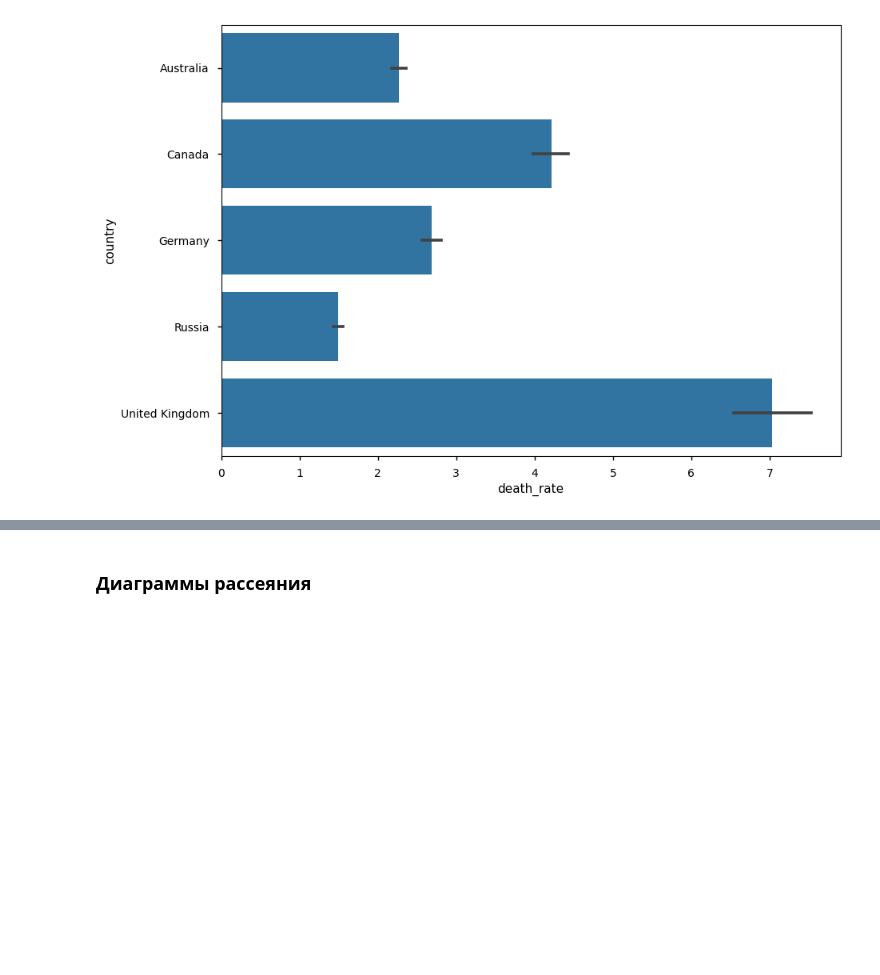
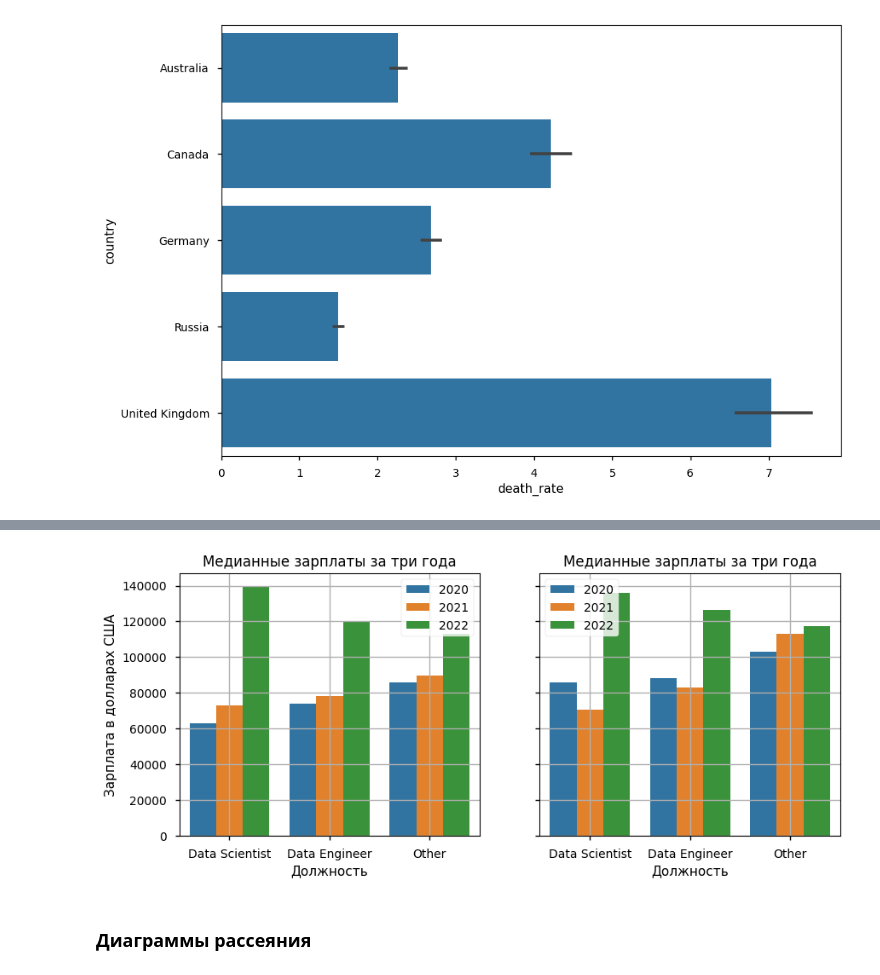
Before and after one commit to wildfielded/samples-ds, a Jupyter notebook: _Spurs/EDA_graph.ipynb, the cells around one changed output, grey strips where cells are left out. Drawn from its saved outputs; the diff is of its cells as text; code cells hidden in the pictures; blank space fills up the shorter version.

```diff
--- a/_Spurs/EDA_graph.ipynb
+++ b/_Spurs/EDA_graph.ipynb
@@ -213,3 +254,32 @@ boxplot.grid();
+# %%
+fig, axes = plt.subplots(nrows=1, ncols=2, figsize=(10, 4), sharey=True)
+sns.barplot(
+    data=salary_median_df,
+    x='job_title',
+    y='salary_in_usd',
+    order=['Data Scientist', 'Data Engineer', 'Other'],
+    hue='work_year',
+    ax=axes[0]
+)
+sns.barplot(
+    data=salary_mean_df,
+    x='job_title',
+    y='salary_in_usd',
+    order=['Data Scientist', 'Data Engineer', 'Other'],
+    hue='work_year',
+    ax=axes[1]
+)
+axes[0].set_title('Медианные зарплаты за три года')
+axes[0].set_xlabel('Должность')
+axes[0].set_ylabel('Зарплата в долларах США')
+axes[0].grid()
+axes[0].legend()
+axes[1].set_title('Медианные зарплаты за три года')
+axes[1].set_xlabel('Должность')
+axes[1].grid()
+axes[1].legend();
+# %% [output]
+[figure, added]
 # %% [markdown]
 ### Диаграммы рассеяния ###
 # %%
```
Also changed, not shown: parts of 2 cells of this notebook.
